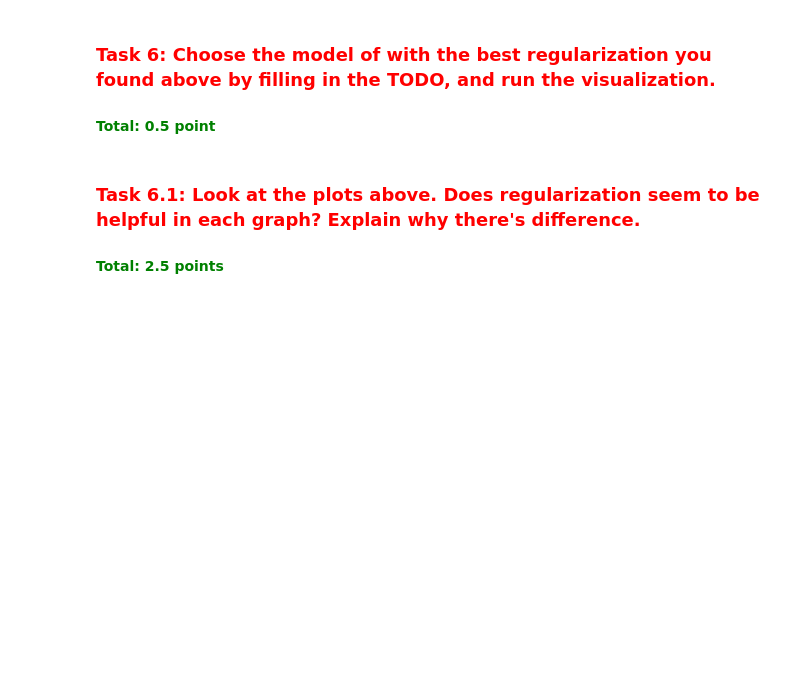
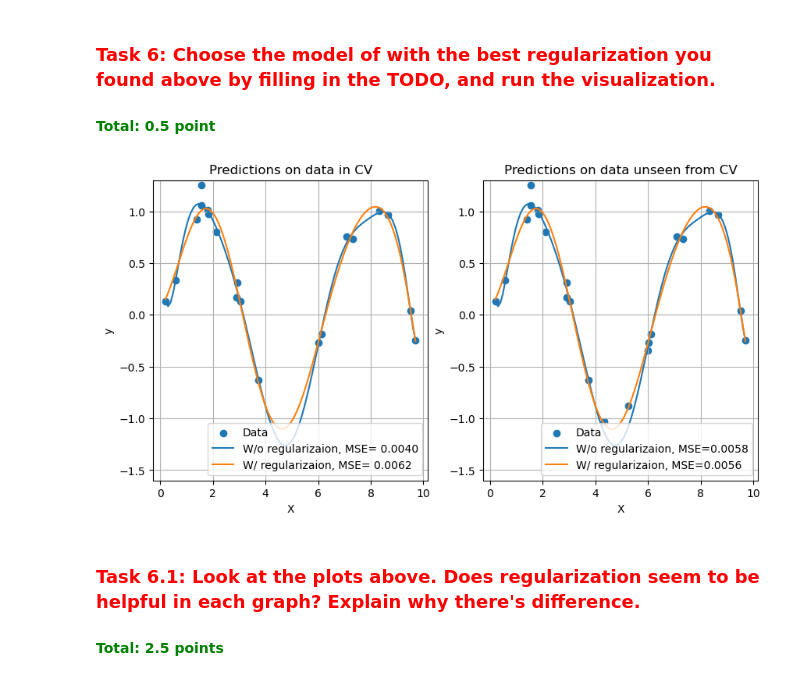
Before and after one commit to hongxuzhou/EML_25WS, a Jupyter notebook: week3/assignment_3_handout.ipynb, the cells around one changed output. Drawn from its saved outputs; the diff is of its cells as text; code cells hidden in the pictures; blank space fills up the shorter version.

```diff
--- a/week3/assignment_3_handout.ipynb
+++ b/week3/assignment_3_handout.ipynb
@@ -355,44 +355,57 @@ X_plot = np.linspace(X_all.min(), X_all.max(), 100).reshape(-1, 1)
 degree = 10
 
 
-model = TODO  # TODO: define the model without regularization
-reg_model = TODO  # TODO: define the model with the best regularization you found
+model = make_poly_model(degree=degree, reg="", lambd=0)  # TODO: define the model without regularization
+reg_model = make_poly_model(degree=degree, reg="Ridge", lambd=0.1)   # TODO: define the model with the best regularization you found
 
 
 model.fit(X, y)
 reg_model.fit(X, y)
 
 
 pred = model.predict(X)
 reg_pred = reg_model.predict(X)
 
 plt.figure(figsize=(10, 5))
 plt.subplot(1, 2, 1)
 plt.scatter(X, y, label="Data")
-plt.plot(X_plot, model.predict(X_plot), label=f"W/o regularizaion, MSE={TODO}")  # TODO: calc the MSE of both predictions
-plt.plot(X_plot, reg_model.predict(X_plot), label=f"W/ regularizaion, MSE={TODO}")
+plt.plot(X_plot,
+         model.predict(X_plot),
+         label=f"W/o regularizaion, MSE={mean_squared_error(y, pred): .4f}"
+         )  # TODO: calc the MSE of both predictions
+plt.plot(X_plot, reg_model.predict(X_plot),
+         label=f"W/ regularizaion, MSE={mean_squared_error(y, reg_pred): .4f}"
+        )#TODO
 plt.xlabel("X")
 plt.ylabel("y")
 plt.title(f"Predictions on data in CV")
 plt.legend(loc="lower right")
 plt.ylim(-1.6, 1.3)
 plt.grid(True)
 
 
 pred = model.predict(X_all)
 reg_pred = reg_model.predict(X_all)
 
 plt.subplot(1, 2, 2)
 plt.scatter(X_all, y_all, label="Data")
-plt.plot(X_plot, model.predict(X_plot), label=f"W/o regularizaion, MSE={TODO}")  # TODO: calc the MSE of both predictions
-plt.plot(X_plot, reg_model.predict(X_plot), label=f"W/ regularizaion, MSE={TODO}")
+plt.plot(X_plot,
+         model.predict(X_plot),
+         label=f"W/o regularizaion, MSE={mean_squared_error(y_all, pred):.4f}"
+         ) # TODO: calc the MSE of both predictions
+plt.plot(X_plot,
+         reg_model.predict(X_plot),
+         label=f"W/ regularizaion, MSE={mean_squared_error(y_all, reg_pred):.4f}"
+        ) #TODO
 plt.xlabel("X")
 plt.ylabel("y")
 plt.title(f"Predictions on data unseen from CV")
 plt.legend(loc="lower right")
 plt.ylim(-1.6, 1.3)
 plt.grid(True)
 plt.show()
+# %% [output]
+[figure, added]
 # %% [markdown]
 ### <span style="color:red">Task 6.1: Look at the plots above. Does regularization seem to be helpful in each graph? Explain why there's difference.
 
```
